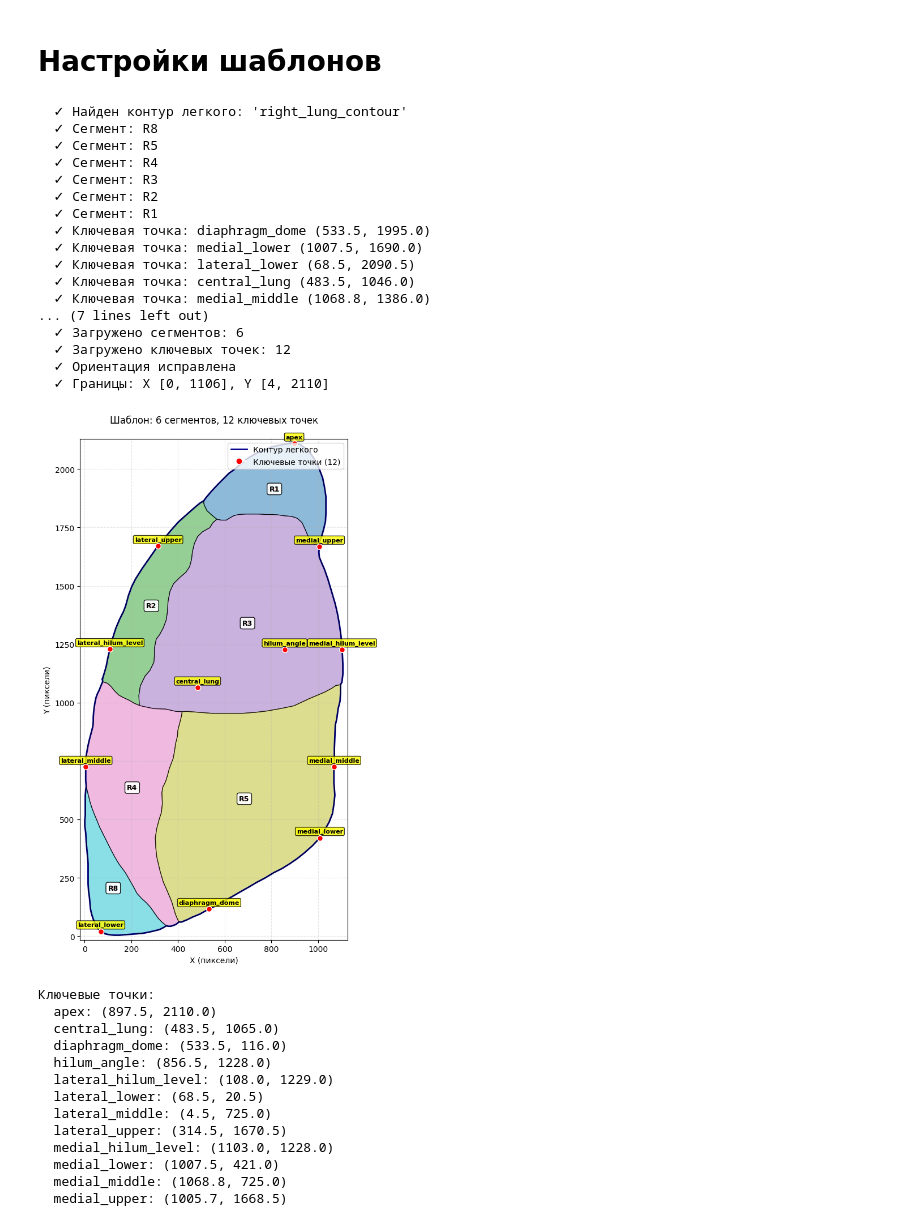
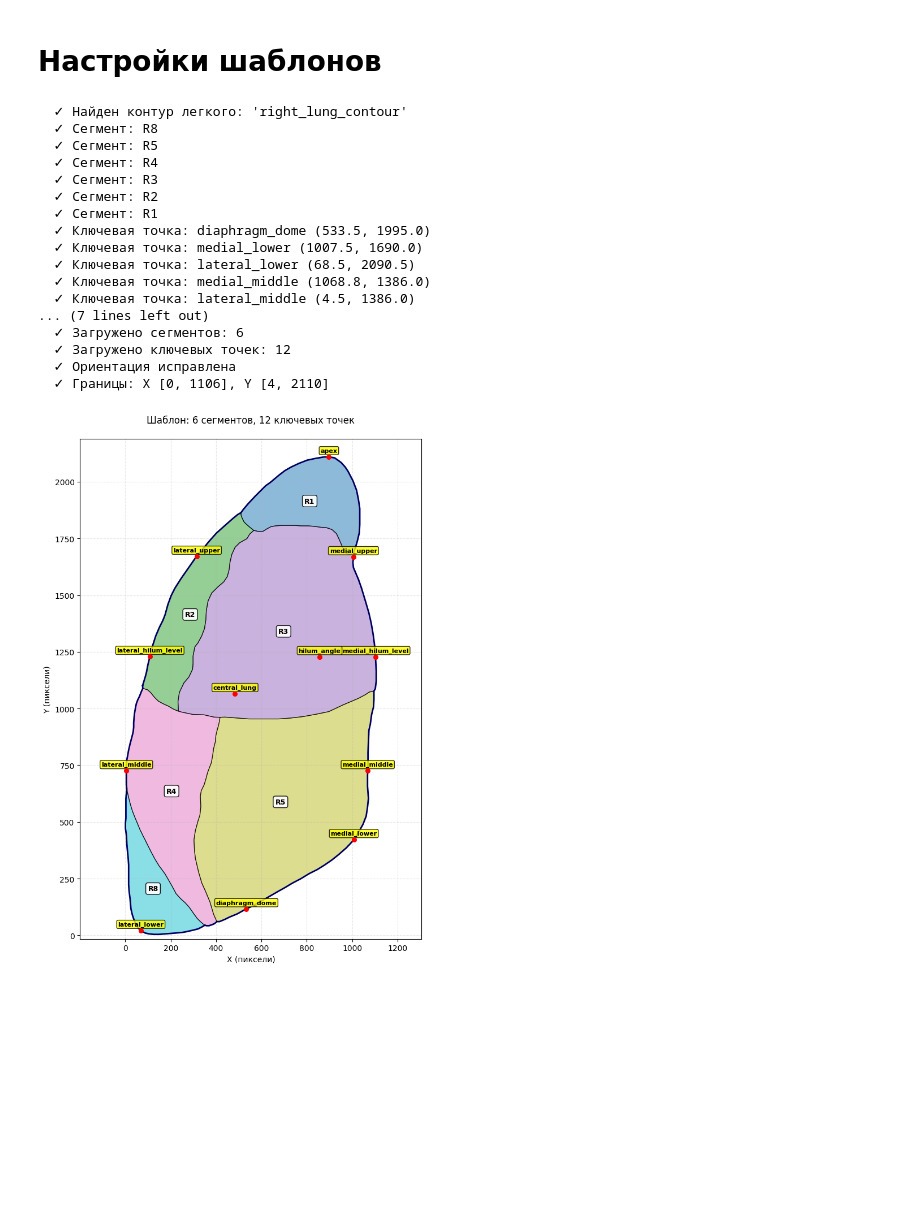
Before and after one commit to TTankrat/MegaAIBasedSystem, a Jupyter notebook: P3_Nurakhunov_2.ipynb, the cells around one changed output. Drawn from its saved outputs; the diff is of its cells as text; code cells hidden in the pictures; blank space fills up the shorter version.

```diff
--- a/P3_Nurakhunov_2.ipynb
+++ b/P3_Nurakhunov_2.ipynb
@@ -161,7 +161,7 @@ def load_template_from_svg(svg_path):
 # %%
 def display_template(template, figsize=(12, 10), show_segment_names=True,
                     show_key_points=True, lung_color='darkblue', alpha=0.5,
-                    key_point_color='red', key_point_size=50):
+                    key_point_color='red', key_point_size=30):
     """
     Отображает загруженный шаблон
 
@@ -208,7 +208,7 @@ def display_template(template, figsize=(12, 10), show_segment_names=True,
         x_coords = [coord[0] for coord in key_points.values()]
         y_coords = [coord[1] for coord in key_points.values()]
         ax.scatter(x_coords, y_coords, c=key_point_color, s=key_point_size,
-                  zorder=5, label='Ключевые точки', edgecolors='white', linewidth=1)
+                  zorder=5, label='Ключевые точки', linewidth=1)
 
         # Подписываем точки
         for name, (x, y) in key_points.items():
@@ -217,8 +217,8 @@ def display_template(template, figsize=(12, 10), show_segment_names=True,
 
     # Настройки отображения
     bounds = template['bounds']
-    ax.set_xlim(bounds[0] - 20, bounds[2] + 20)
-    ax.set_ylim(bounds[1] - 20, bounds[3] + 20)
+    ax.set_xlim(bounds[0] - 200, bounds[2] + 200)
+    ax.set_ylim(bounds[1] - 20, bounds[3] + 80)
 
     ax.set_aspect('equal')
     ax.grid(True, alpha=0.3, linestyle='--')
@@ -232,44 +232,25 @@ def display_template(template, figsize=(12, 10), show_segment_names=True,
 
     plt.tight_layout()
     plt.show()
-
-    # Список ключевых точек
-    if template["key_points"]:
-        print(f"\nКлючевые точки:")
-        for name, (x, y) in template["key_points"].items():
-            print(f"  {name}: ({x:.1f}, {y:.1f})")
 # %%
-template = load_template_from_svg('Right_Lung_PA.svg')
-display_template(template)
+template1 = load_template_from_svg('Right_Lung_PA.svg')
+display_template(template1)
 # %% [output]
   ✓ Найден контур легкого: 'right_lung_contour'
   ✓ Сегмент: R8
   ✓ Сегмент: R5
   ✓ Сегмент: R4
   ✓ Сегмент: R3
   ✓ Сегмент: R2
   ✓ Сегмент: R1
   ✓ Ключевая точка: diaphragm_dome (533.5, 1995.0)
   ✓ Ключевая точка: medial_lower (1007.5, 1690.0)
   ✓ Ключевая точка: lateral_lower (68.5, 2090.5)
-  ✓ Ключевая точка: central_lung (483.5, 1046.0)
   ✓ Ключевая точка: medial_middle (1068.8, 1386.0)
+  ✓ Ключевая точка: lateral_middle (4.5, 1386.0)
 ... (7 lines left out)
   ✓ Загружено сегментов: 6
   ✓ Загружено ключевых точек: 12
   ✓ Ориентация исправлена
   ✓ Границы: X [0, 1106], Y [4, 2110]
-[figure, old version]
+[figure, new version]
-Ключевые точки:
-  apex: (897.5, 2110.0)
-  central_lung: (483.5, 1065.0)
-  diaphragm_dome: (533.5, 116.0)
-  hilum_angle: (856.5, 1228.0)
-  lateral_hilum_level: (108.0, 1229.0)
-  lateral_lower: (68.5, 20.5)
-  lateral_middle: (4.5, 725.0)
-  lateral_upper: (314.5, 1670.5)
-  medial_hilum_level: (1103.0, 1228.0)
-  medial_lower: (1007.5, 421.0)
-  medial_middle: (1068.8, 725.0)
-  medial_upper: (1005.7, 1668.5)
```
Also changed, not shown: parts of 2 cells of this notebook.
